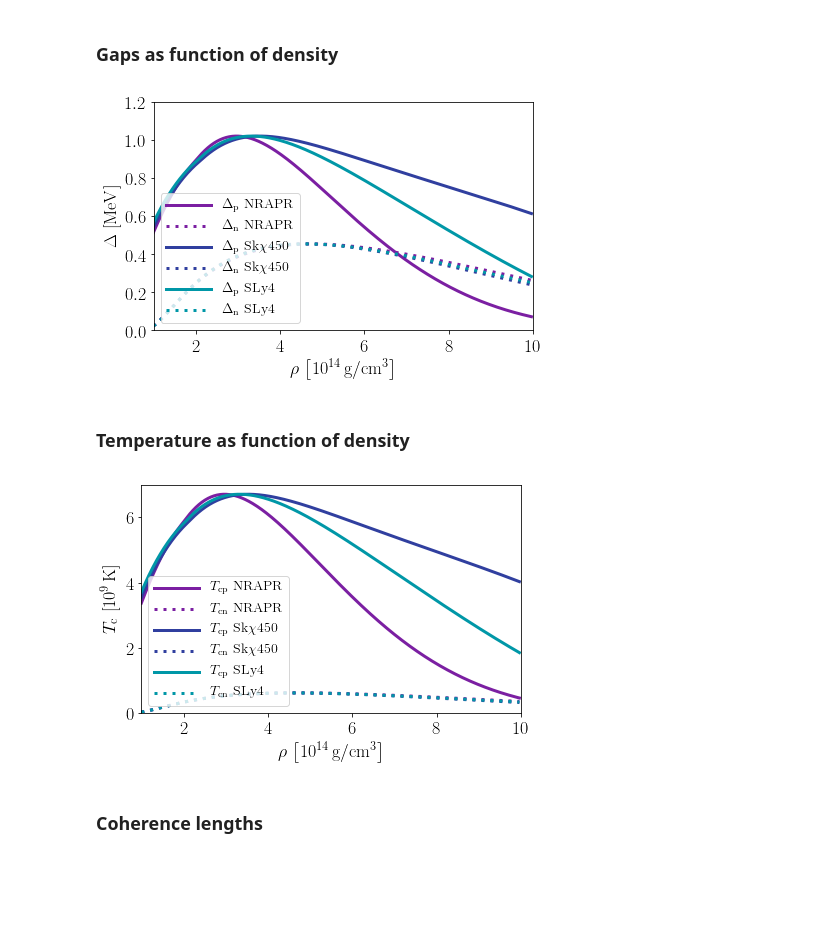
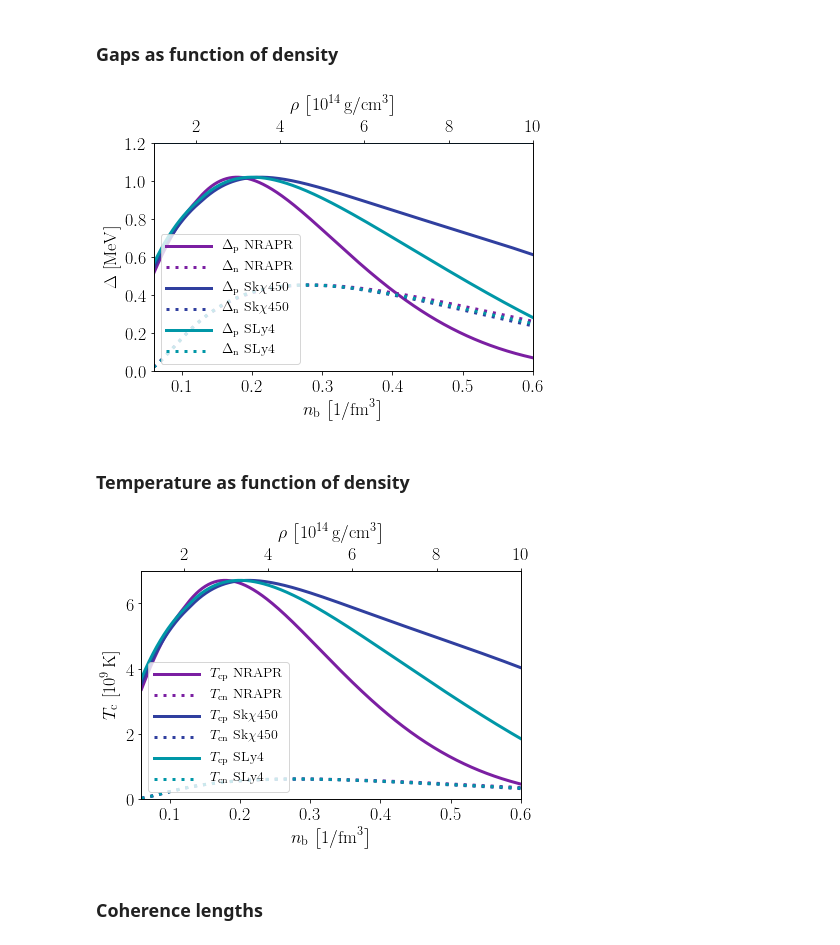
Before and after one commit to vanessagraber/NS_EoS, a Jupyter notebook: examples/plotting_results.ipynb, the cells around one changed output. Drawn from its saved outputs; the diff is of its cells as text; code cells hidden in the pictures; blank space fills up the shorter version.

```diff
--- a/examples/plotting_results.ipynb
+++ b/examples/plotting_results.ipynb
@@ -72,5 +66,5 @@ data_NRAPR.head()
 # %%
-n_b = pd.to_numeric(data_LNS["n_b"]).values
-rho_b_log = np.log10(pd.to_numeric(data_LNS["rho_b"]).values)
-rho_b = pd.to_numeric(data_LNS["rho_b"]).values
+n_b = data_LNS["n_b"].values
+rho_b_log = np.log10(data_LNS["rho_b"]).values
+rho_b = data_LNS["rho_b"].values
 # %%
@@ -172,34 +178,40 @@ plt.show()
 # %% [markdown]
 ### Gaps as function of density
 # %%
-Delta_p_NRAPR = pd.to_numeric(data_NRAPR["Delta_p"]).values
-Delta_n_NRAPR = pd.to_numeric(data_NRAPR["Delta_n"]).values
-Delta_p_Skchi450 = pd.to_numeric(data_Skchi450["Delta_p"]).values
-Delta_n_Skchi450 = pd.to_numeric(data_Skchi450["Delta_n"]).values
-Delta_p_SLy4 = pd.to_numeric(data_SLy4["Delta_p"]).values
-Delta_n_SLy4 = pd.to_numeric(data_SLy4["Delta_n"]).values
+Delta_p_NRAPR = data_NRAPR["Delta_p"].values
+Delta_n_NRAPR = data_NRAPR["Delta_n"].values
+Delta_p_Skchi450 = data_Skchi450["Delta_p"].values
+Delta_n_Skchi450 = data_Skchi450["Delta_n"].values
+Delta_p_SLy4 = data_SLy4["Delta_p"].values
+Delta_n_SLy4 = data_SLy4["Delta_n"].values
 # %%
 fig, ax = plt.subplots()
 fig.set_size_inches(width, height)
 
-ax.plot(rho_b * 1e-14, Delta_p_NRAPR, '-', color=colours[1], linewidth=3, label=r"$\Delta_{\rm p}$ NRAPR", dashes=lines[0])
-ax.plot(rho_b * 1e-14, Delta_n_NRAPR, '-', color=colours[1], linewidth=3, label=r"$\Delta_{\rm n}$ NRAPR", dashes=lines[1])
-ax.plot(rho_b * 1e-14, Delta_p_Skchi450, '-', color=colours[2], linewidth=3, label=r"$\Delta_{\rm p}$ Sk$\chi450$", dashes=lines[0])
-ax.plot(rho_b * 1e-14, Delta_n_Skchi450, '-', color=colours[2], linewidth=3, label=r"$\Delta_{\rm n}$ Sk$\chi450$", dashes=lines[1])
-ax.plot(rho_b * 1e-14, Delta_p_SLy4, '-', color=colours[3], linewidth=3, label=r"$\Delta_{\rm p}$ SLy4", dashes=lines[0])
-ax.plot(rho_b * 1e-14, Delta_n_SLy4, '-', color=colours[3], linewidth=3, label=r"$\Delta_{\rm n}$ SLy4", dashes=lines[1])
+ax.plot(n_b, Delta_p_NRAPR, '-', color=colours[1], linewidth=3, label=r"$\Delta_{\rm p}$ NRAPR", dashes=lines[0])
+ax.plot(n_b, Delta_n_NRAPR, '-', color=colours[1], linewidth=3, label=r"$\Delta_{\rm n}$ NRAPR", dashes=lines[1])
+ax.plot(n_b, Delta_p_Skchi450, '-', color=colours[2], linewidth=3, label=r"$\Delta_{\rm p}$ Sk$\chi450$", dashes=lines[0])
+ax.plot(n_b, Delta_n_Skchi450, '-', color=colours[2], linewidth=3, label=r"$\Delta_{\rm n}$ Sk$\chi450$", dashes=lines[1])
+ax.plot(n_b, Delta_p_SLy4, '-', color=colours[3], linewidth=3, label=r"$\Delta_{\rm p}$ SLy4", dashes=lines[0])
+ax.plot(n_b, Delta_n_SLy4, '-', color=colours[3], linewidth=3, label=r"$\Delta_{\rm n}$ SLy4", dashes=lines[1])
 
-ax.set_xlim(1., 10)
-ax.set_ylim(0.0, 1.2)
-ax.set_xlabel(r"$\rho$ $\left[ 10^{14} \, {\rm g} / {\rm cm}^{3} \right]$")
+ax.set_xlim(0.06, 0.6)
+upper_ylimit = 1.2
+ax.set_ylim(0.0, upper_ylimit)
+ax.set_xlabel(r"$n_{\rm b}$ $\left[ 1 / {\rm fm}^{3} \right]$")
 ax.set_ylabel(r"$\Delta$ [${\rm MeV}$]")
 
 plt.legend(loc=3, handlelength=3.2)
 
+secax = ax.twiny()
+secax.plot(rho_b * 1e-14, np.ones(len(rho_b)) * upper_ylimit)
+secax.set_xlabel(r"$\rho$ $\left[ 10^{14} \, {\rm g} / {\rm cm}^{3} \right]$", labelpad=8)
+secax.set_xlim(1., 10.)
+
 plt.savefig('../examples/plots/energy_gaps_density.pdf', dpi=1000, bbox_inches='tight')
 plt.show()
 # %% [output]
-[figure, old version]
+[figure, new version]
 # %% [markdown]
 ### Temperature as function of density
 # %%
@@ -217,24 +229,30 @@ Tc_n_SLy4 = c_triplet * Delta_n_SLy4 / k_B
 fig, ax = plt.subplots()
 fig.set_size_inches(width, height)
 
-ax.plot(rho_b * 1e-14, Tc_p_NRAPR * 1e-9, '-', color=colours[1], linewidth=3, label=r"$T_{\rm cp}$ NRAPR", dashes=lines[0])
-ax.plot(rho_b * 1e-14, Tc_n_NRAPR * 1e-9, '-', color=colours[1], linewidth=3, label=r"$T_{\rm cn}$ NRAPR", dashes=lines[1])
-ax.plot(rho_b * 1e-14, Tc_p_Skchi450 * 1e-9, '-', color=colours[2], linewidth=3, label=r"$T_{\rm cp}$ Sk$\chi450$", dashes=lines[0])
-ax.plot(rho_b * 1e-14, Tc_n_Skchi450 * 1e-9, '-', color=colours[2], linewidth=3, label=r"$T_{\rm cn}$ Sk$\chi450$", dashes=lines[1])
-ax.plot(rho_b * 1e-14, Tc_p_SLy4 * 1e-9, '-', color=colours[3], linewidth=3, label=r"$T_{\rm cp}$ SLy4", dashes=lines[0])
-ax.plot(rho_b * 1e-14, Tc_n_SLy4 * 1e-9, '-', color=colours[3], linewidth=3, label=r"$T_{\rm cn}$ SLy4", dashes=lines[1])
+ax.plot(n_b, Tc_p_NRAPR * 1e-9, '-', color=colours[1], linewidth=3, label=r"$T_{\rm cp}$ NRAPR", dashes=lines[0])
+ax.plot(n_b, Tc_n_NRAPR * 1e-9, '-', color=colours[1], linewidth=3, label=r"$T_{\rm cn}$ NRAPR", dashes=lines[1])
+ax.plot(n_b, Tc_p_Skchi450 * 1e-9, '-', color=colours[2], linewidth=3, label=r"$T_{\rm cp}$ Sk$\chi450$", dashes=lines[0])
+ax.plot(n_b, Tc_n_Skchi450 * 1e-9, '-', color=colours[2], linewidth=3, label=r"$T_{\rm cn}$ Sk$\chi450$", dashes=lines[1])
+ax.plot(n_b, Tc_p_SLy4 * 1e-9, '-', color=colours[3], linewidth=3, label=r"$T_{\rm cp}$ SLy4", dashes=lines[0])
+ax.plot(n_b, Tc_n_SLy4 * 1e-9, '-', color=colours[3], linewidth=3, label=r"$T_{\rm cn}$ SLy4", dashes=lines[1])
 
-ax.set_xlim(1., 10.)
-ax.set_ylim(0.0, 7)
-ax.set_xlabel(r"$\rho$ $\left[ 10^{14} \, {\rm g} / {\rm cm}^{3} \right]$")
+ax.set_xlim(0.06, 0.6)
+upper_ylimit = 7
+ax.set_ylim(0.0, upper_ylimit)
+ax.set_xlabel(r"$n_{\rm b}$ $\left[ 1 / {\rm fm}^{3} \right]$")
 ax.set_ylabel(r"$T_{\rm c}$ [$10^9 \, {\rm K}$]")
 
 plt.legend(loc=3, handlelength=3.2)
 
+secax = ax.twiny()
+secax.plot(n_b, np.ones(len(rho_b)) * upper_ylimit)
+secax.set_xlabel(r"$\rho$ $\left[ 10^{14} \, {\rm g} / {\rm cm}^{3} \right]$", labelpad=8)
+secax.set_xlim(1., 10.)
+
 plt.savefig('../examples/plots/Tc_density.pdf', dpi=1000, bbox_inches='tight')
 plt.show()
 # %% [output]
-[figure, old version]
+[figure, new version]
 # %% [markdown]
 ### Coherence lengths
 # %%
```
Also changed, not shown: parts of 22 cells of this notebook.
